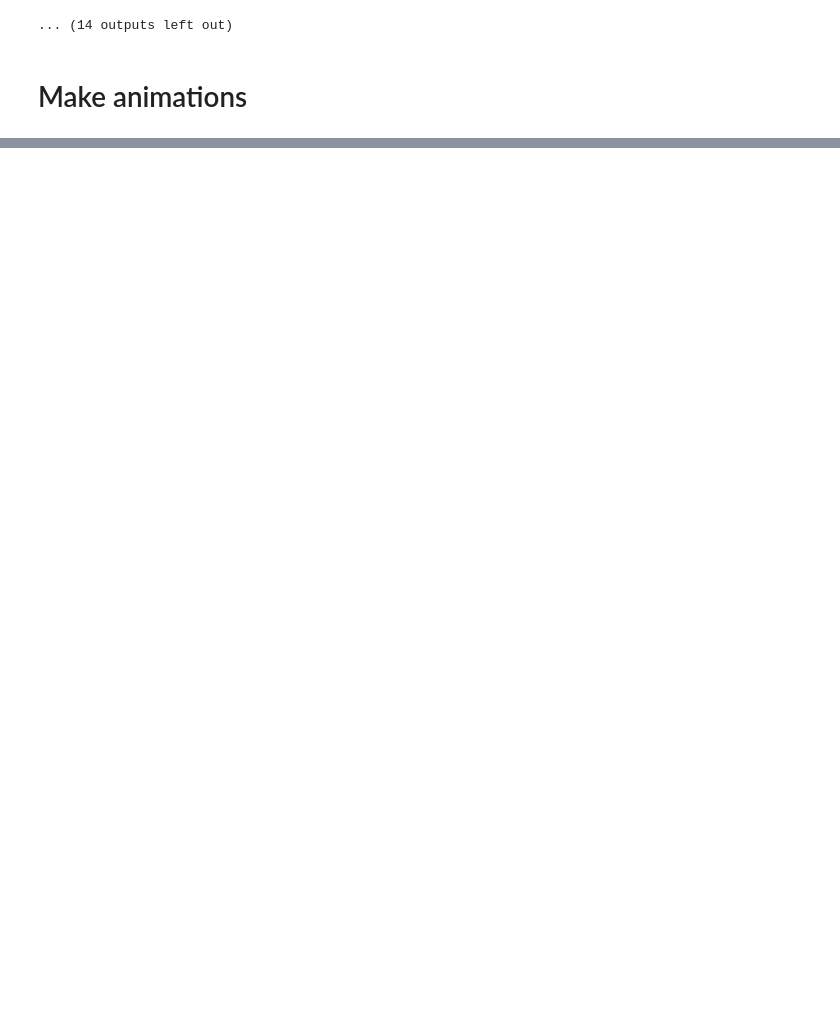
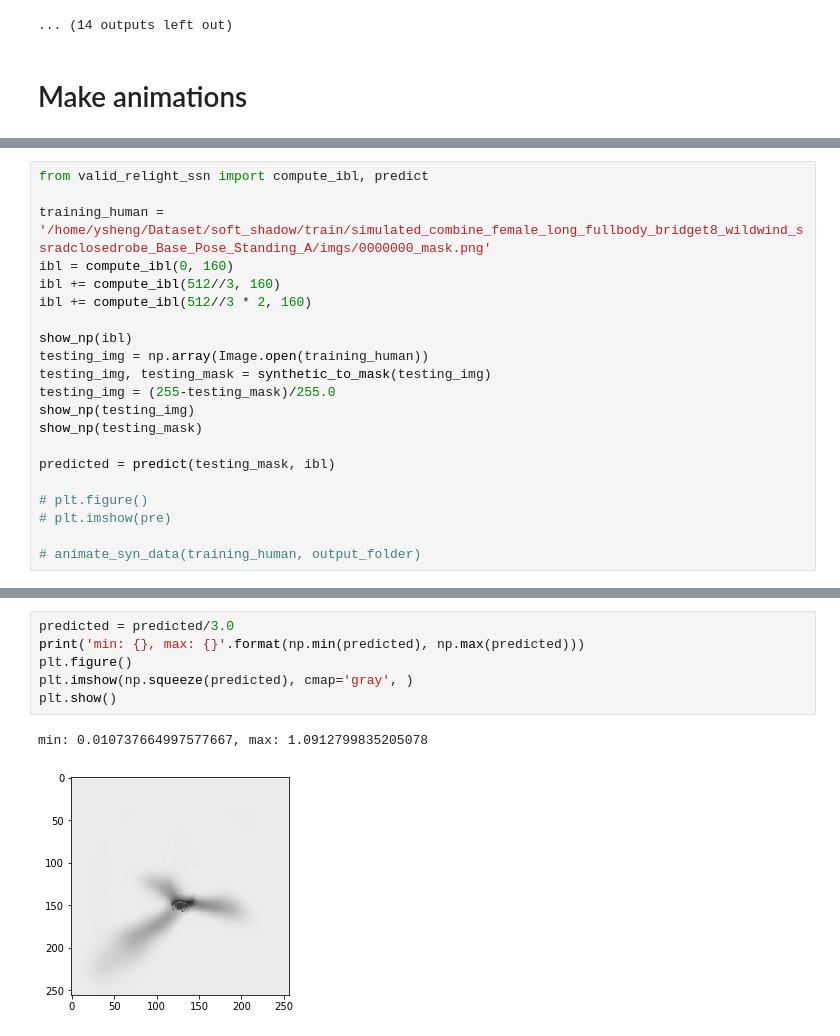
Before and after one commit to ShengCN/soft_shadow, a Jupyter notebook: animation.ipynb, the cells around one changed output, grey strips where cells are left out. Saved outputs shown, nothing was run; the diff lists cells and outputs as text; blank space fills up the shorter version.

```diff
--- a/animation.ipynb
+++ b/animation.ipynb
@@ -258,0 +271,21 @@ mask max: 255
+# %%
+from valid_relight_ssn import compute_ibl, predict
+
+training_human = '/home/ysheng/Dataset/soft_shadow/train/simulated_combine_female_long_fullbody_bridget8_wildwind_ssradclosedrobe_Base_Pose_Standing_A/imgs/0000000_mask.png'
+ibl = compute_ibl(0, 160)
+ibl += compute_ibl(512//3, 160)
+ibl += compute_ibl(512//3 * 2, 160)
+
+show_np(ibl)
+testing_img = np.array(Image.open(training_human))
+testing_img, testing_mask = synthetic_to_mask(testing_img)
+testing_img = (255-testing_mask)/255.0
+show_np(testing_img)
+show_np(testing_mask)
+
+predicted = predict(testing_mask, ibl)
+
+# plt.figure()
+# plt.imshow(pre)
+
+# animate_syn_data(training_human, output_folder)
@@ -258,0 +297,9 @@ mask max: 255
+# %%
+predicted = predicted/3.0
+print('min: {}, max: {}'.format(np.min(predicted), np.max(predicted)))
+plt.figure()
+plt.imshow(np.squeeze(predicted), cmap='gray', )
+plt.show()
+# %% [output]
+min: 0.010737664997577667, max: 1.0912799835205078
+[figure, added]
```
Also changed, not shown: parts of 5 cells of this notebook, 7 other files.
